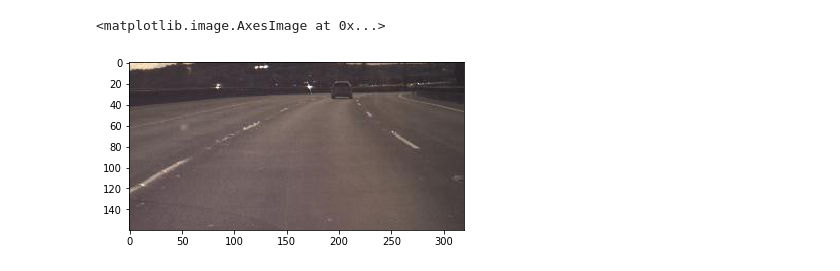
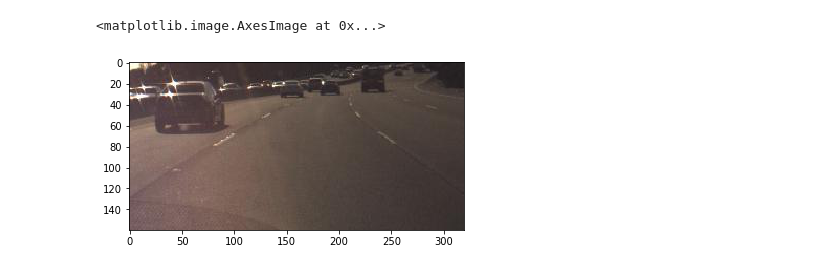
Before and after one commit to maxwang051/lane-lines, a Jupyter notebook: P3-Copy1.ipynb, the cells around one changed output. Cells and saved outputs as stored; diff of their text form; code cells hidden in the pictures.

```diff
--- a/P3-Copy1.ipynb
+++ b/P3-Copy1.ipynb
@@ -62,14 +62,14 @@ def cal_undistort(img, objpoints, imgpoints):
 # %%
 # Test the calibration for one image
 #file = 'comma_example.jpg'
-file = 'comma_example.jpg'
-img = mpimg.imread('./test_images/' + file)
+file = '10950.jpg'
+img = mpimg.imread('/media/max/Storage/comma-dataset/comma-dataset/images/' + file)
 plt.imshow(img)
 
 #img = cal_undistort(img, objpoints, imgpoints)
 
 #plt.figure()
 #plt.imshow(img)
 # %% [output]
 <matplotlib.image.AxesImage at 0x...>
-[figure, old version]
+[figure, new version]
```
Also changed, not shown: parts of 15 cells of this notebook, 12 other files.
